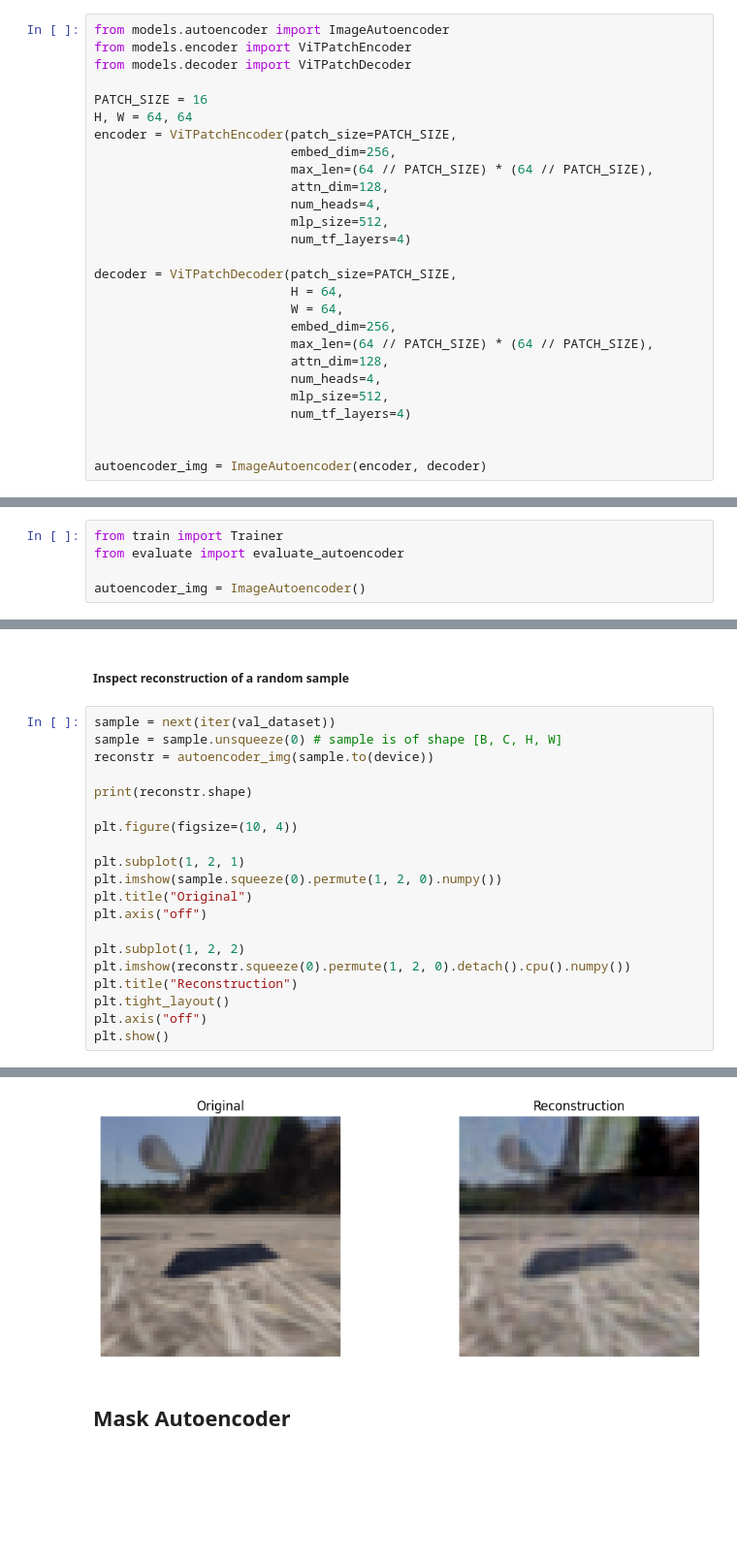
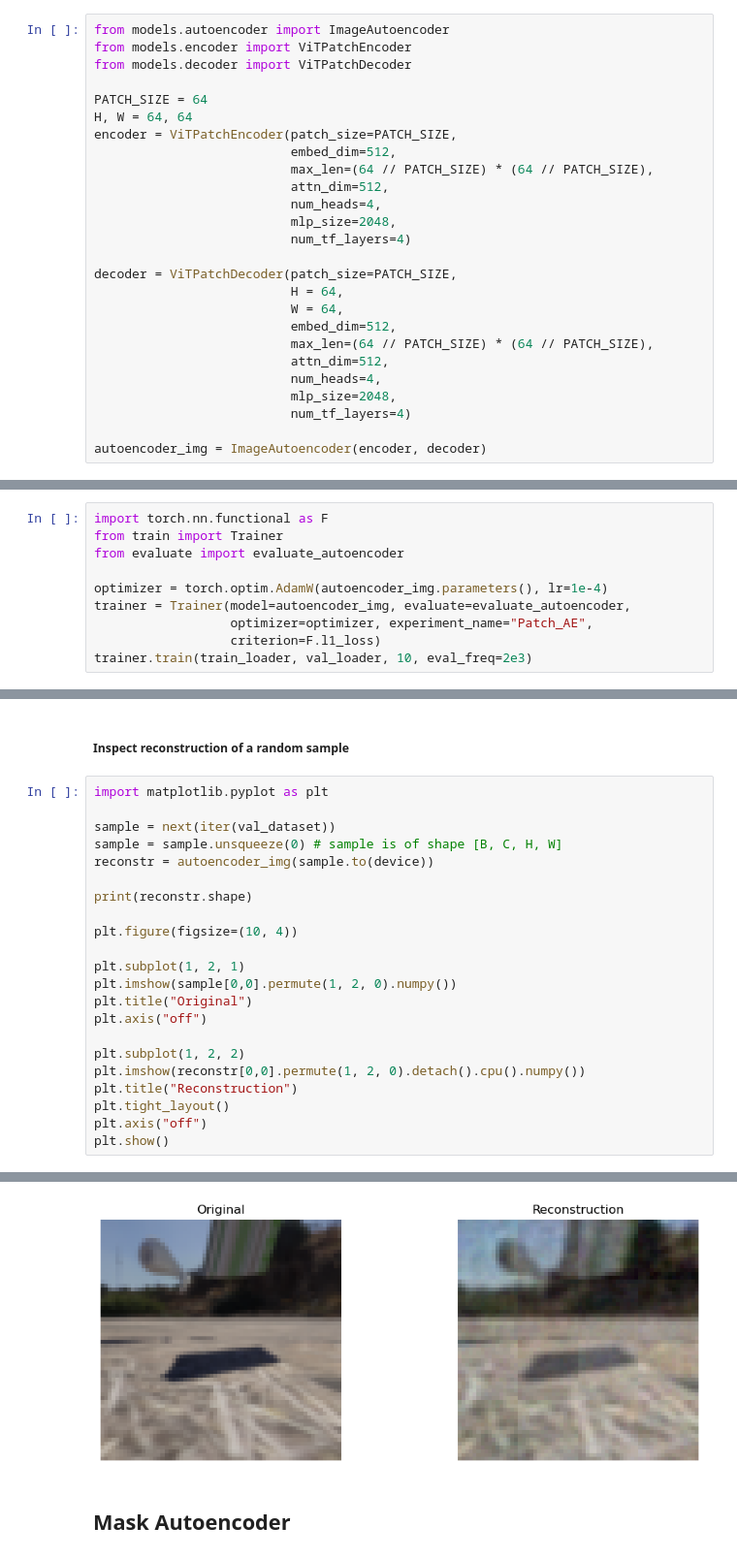
Before and after one commit to vladimashev/object-repr-video-prediction, a Jupyter notebook: test_reconstruction.ipynb, the cells around one changed output, grey strips where cells are left out. Shown at 97% size. Drawn from its saved outputs; the diff is of its cells as text; blank space fills up the shorter version.

Commit message:
Retrain patchified AE

```diff
--- a/test_reconstruction.ipynb
+++ b/test_reconstruction.ipynb
@@ -73,25 +72,24 @@ from models.autoencoder import ImageAutoencoder
 from models.encoder import ViTPatchEncoder
 from models.decoder import ViTPatchDecoder
 
-PATCH_SIZE = 16
+PATCH_SIZE = 64
 H, W = 64, 64
 encoder = ViTPatchEncoder(patch_size=PATCH_SIZE,
-                          embed_dim=256,
+                          embed_dim=512,
                           max_len=(64 // PATCH_SIZE) * (64 // PATCH_SIZE),
-                          attn_dim=128,
+                          attn_dim=512,
                           num_heads=4,
-                          mlp_size=512,
+                          mlp_size=2048,
                           num_tf_layers=4)
 
 decoder = ViTPatchDecoder(patch_size=PATCH_SIZE,
                           H = 64,
                           W = 64,
-                          embed_dim=256,
+                          embed_dim=512,
                           max_len=(64 // PATCH_SIZE) * (64 // PATCH_SIZE),
-                          attn_dim=128,
+                          attn_dim=512,
                           num_heads=4,
-                          mlp_size=512,
+                          mlp_size=2048,
                           num_tf_layers=4)
 
-
 autoencoder_img = ImageAutoencoder(encoder, decoder)
@@ -134,5 +103,10 @@ class ImageAutoencoder(nn.Module):
 # %%
+import torch.nn.functional as F
 from train import Trainer
 from evaluate import evaluate_autoencoder
 
-autoencoder_img = ImageAutoencoder()
+optimizer = torch.optim.AdamW(autoencoder_img.parameters(), lr=1e-4)
+trainer = Trainer(model=autoencoder_img, evaluate=evaluate_autoencoder,
+                  optimizer=optimizer, experiment_name="Patch_AE",
+                  criterion=F.l1_loss)
+trainer.train(train_loader, val_loader, 10, eval_freq=2e3)
@@ -163,6 +176,8 @@ Saved epoch_7302_iter_07303's state to experiments/02-41_19-08-2025_ConvAE/check
 # %% [markdown]
 ##### Inspect reconstruction of a random sample
 # %%
+import matplotlib.pyplot as plt
+
 sample = next(iter(val_dataset))
 sample = sample.unsqueeze(0) # sample is of shape [B, C, H, W]
 reconstr = autoencoder_img(sample.to(device))
@@ -172,12 +187,12 @@ print(reconstr.shape)
 plt.figure(figsize=(10, 4))
 
 plt.subplot(1, 2, 1)
-plt.imshow(sample.squeeze(0).permute(1, 2, 0).numpy())
+plt.imshow(sample[0,0].permute(1, 2, 0).numpy())
 plt.title("Original")
 plt.axis("off")
 
 plt.subplot(1, 2, 2)
-plt.imshow(reconstr.squeeze(0).permute(1, 2, 0).detach().cpu().numpy())
+plt.imshow(reconstr[0,0].permute(1, 2, 0).detach().cpu().numpy())
 plt.title("Reconstruction")
 plt.tight_layout()
 plt.axis("off")
@@ -188,4 +202,4 @@ torch.Size([1, 3, 64, 64])
-[figure, old version]
+[figure, new version]
 # %% [markdown]
 ## Mask Autoencoder
 # %% [markdown]
```
Also changed, not shown: parts of 13 cells of this notebook, 40 other files.
